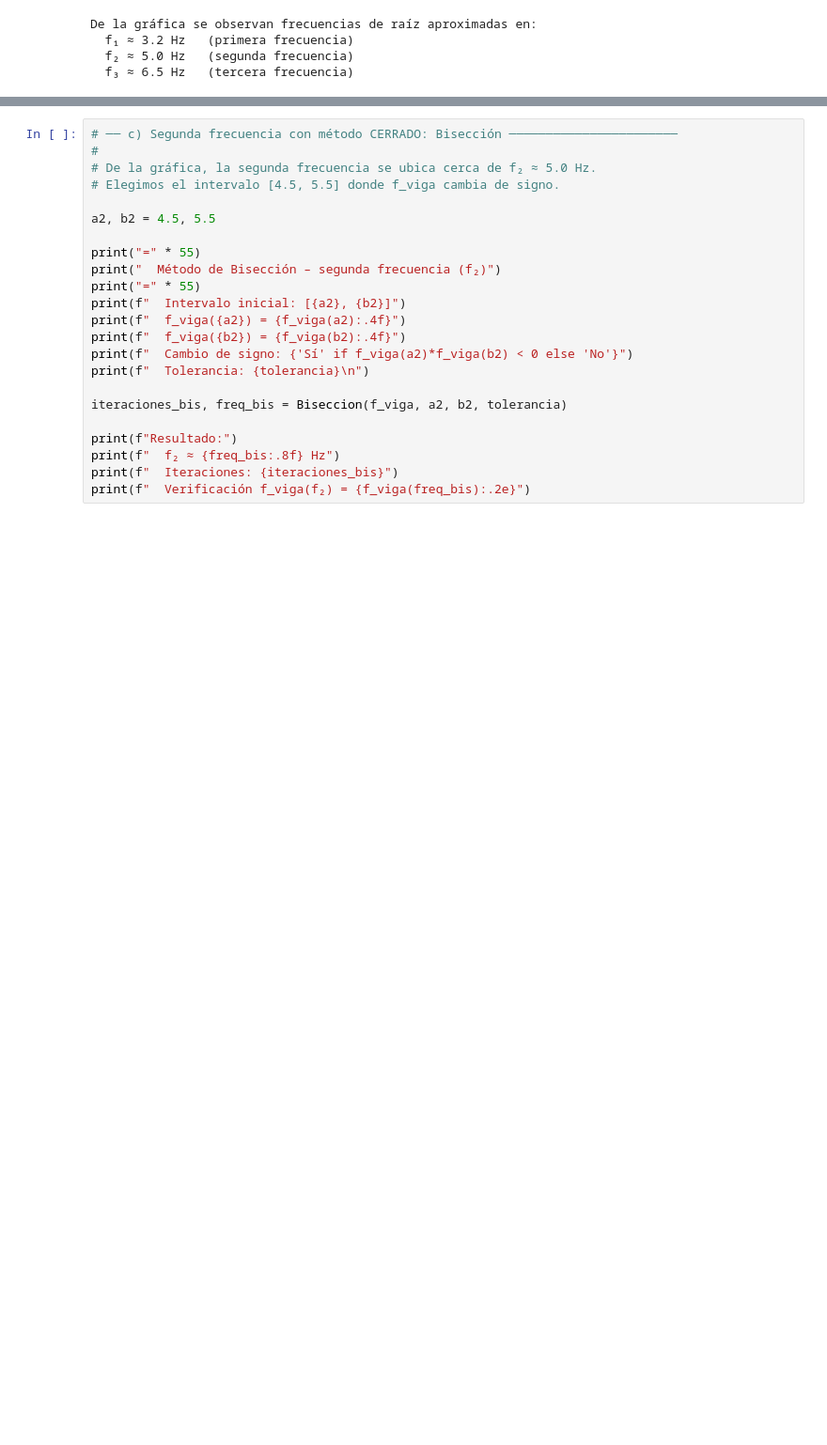
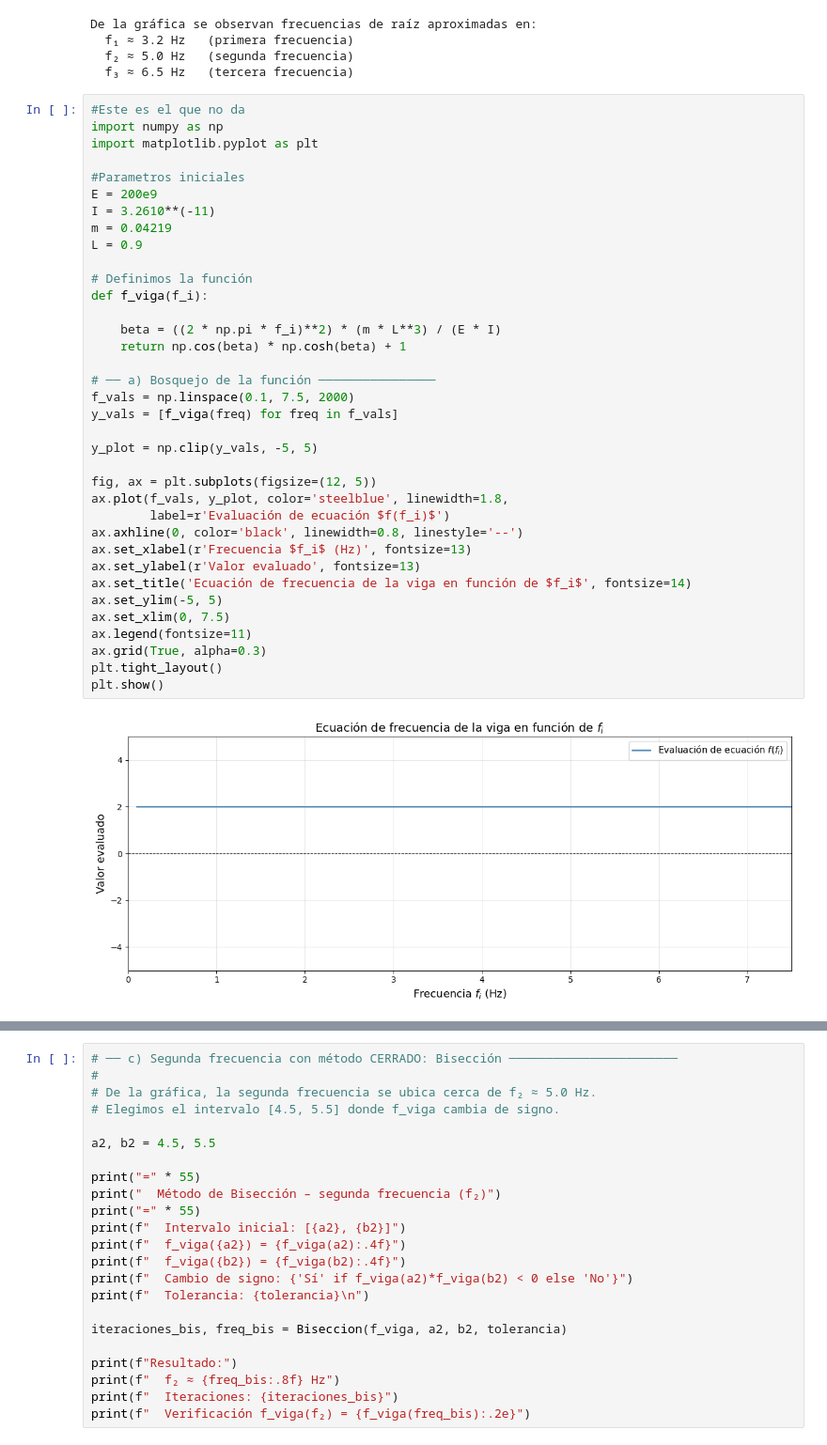
Before and after one commit to andresparceromelo/analisis_numerico, a Jupyter notebook: examen_2 parejas/examen.ipynb, the cells around one changed output, grey strips where cells are left out. Shown at 94% size. Saved outputs shown, nothing was run; the diff lists cells and outputs as text; blank space fills up the shorter version.

Commit message:
Examen 2 corregido con los valores correctos-falta revision

```diff
--- a/examen_2 parejas/examen.ipynb
+++ b/examen_2 parejas/examen.ipynb
@@ -129,3 +129,41 @@ De la gráfica se observan frecuencias de raíz aproximadas en:
   f₁ ≈ 3.2 Hz   (primera frecuencia)
   f₂ ≈ 5.0 Hz   (segunda frecuencia)
   f₃ ≈ 6.5 Hz   (tercera frecuencia)
+# %%
+#Este es el que no da
+import numpy as np
+import matplotlib.pyplot as plt
+
+#Parametros iniciales
+E = 200e9
+I = 3.2610**(-11)
+m = 0.04219
+L = 0.9
+
+# Definimos la función
+def f_viga(f_i):
+
+    beta = ((2 * np.pi * f_i)**2) * (m * L**3) / (E * I)
+    return np.cos(beta) * np.cosh(beta) + 1
+
+# ── a) Bosquejo de la función ────────────────
+f_vals = np.linspace(0.1, 7.5, 2000)
+y_vals = [f_viga(freq) for freq in f_vals]
+
+y_plot = np.clip(y_vals, -5, 5)
+
+fig, ax = plt.subplots(figsize=(12, 5))
+ax.plot(f_vals, y_plot, color='steelblue', linewidth=1.8,
+        label=r'Evaluación de ecuación $f(f_i)$')
+ax.axhline(0, color='black', linewidth=0.8, linestyle='--')
+ax.set_xlabel(r'Frecuencia $f_i$ (Hz)', fontsize=13)
+ax.set_ylabel(r'Valor evaluado', fontsize=13)
+ax.set_title('Ecuación de frecuencia de la viga en función de $f_i$', fontsize=14)
+ax.set_ylim(-5, 5)
+ax.set_xlim(0, 7.5)
+ax.legend(fontsize=11)
+ax.grid(True, alpha=0.3)
+plt.tight_layout()
+plt.show()
+# %% [output]
+[figure, added]
```
Also changed, not shown: parts of 4 cells of this notebook.
